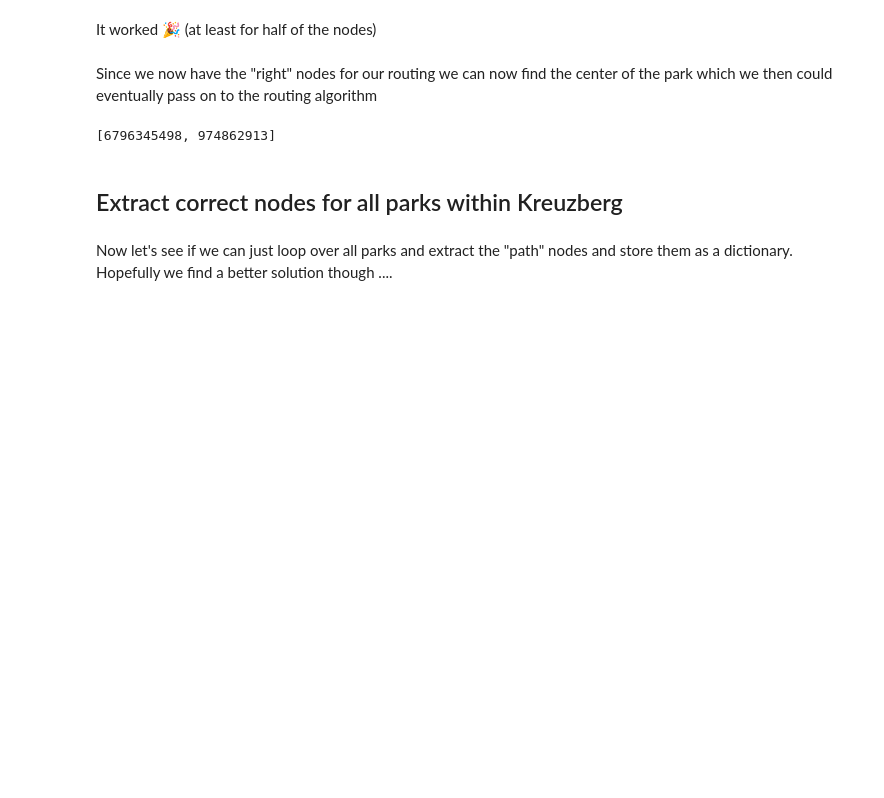
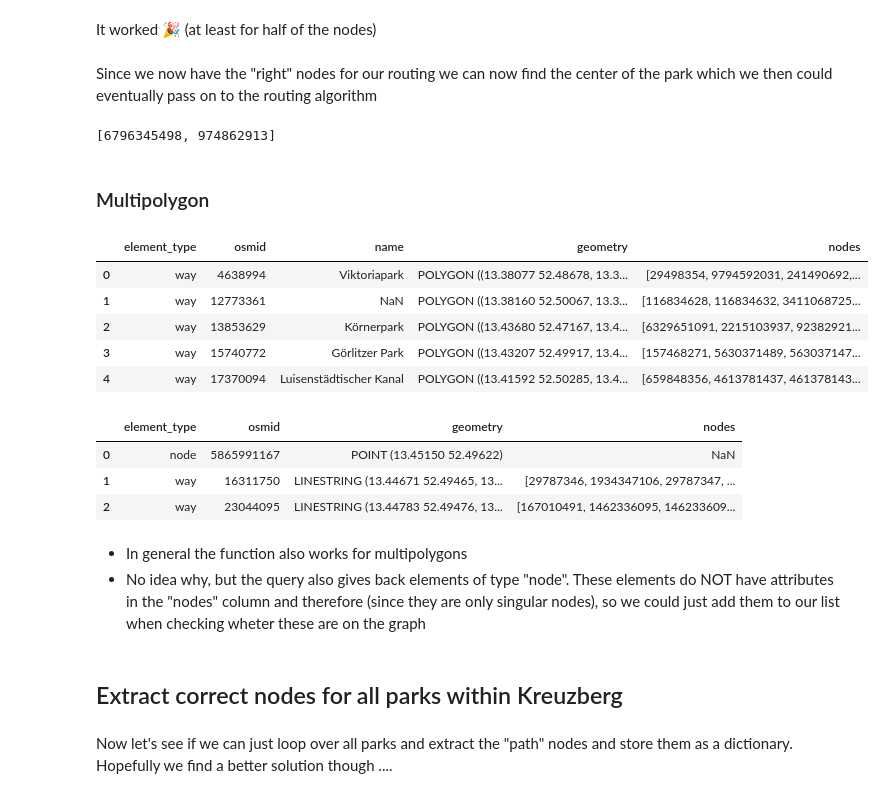
Before and after one commit to Heity94/WalkieLookie, a Jupyter notebook: notebooks/ParkData_Example.ipynb, the cells around one changed output. Saved outputs shown, nothing was run; the diff lists cells and outputs as text; code cells hidden in the pictures; blank space fills up the shorter version.

```diff
--- a/notebooks/ParkData_Example.ipynb
+++ b/notebooks/ParkData_Example.ipynb
@@ -222,3 +233,16 @@ Since we now have the "right" nodes for our routing we can now find the center o
 nx.center(graph_bln_kzb.subgraph(sample_park_nodes_clean))
 # %% [output]
 [6796345498, 974862913]
+# %% [markdown]
+### Multipolygon
+# %%
+# Only keep relevant columns and reset Multiindex
+bln_xberg_parks_cln = bln_xberg_parks.reset_index()[["element_type", "osmid", "name","geometry","nodes"]]
+bln_xberg_parks_cln.head()
+# %% [output]
+|  | element_type | osmid | name | geometry | nodes |
+| 0 | way | 4638994 | Viktoriapark | POLYGON ((13.38077 52.48678, 13.3... | [29498354, 9794592031, 241490692,... |
+| 1 | way | 12773361 | NaN | POLYGON ((13.38160 52.50067, 13.3... | [116834628, 116834632, 3411068725... |
+| 2 | way | 13853629 | Körnerpark | POLYGON ((13.43680 52.47167, 13.4... | [6329651091, 2215103937, 92382921... |
+| 3 | way | 15740772 | Görlitzer Park | POLYGON ((13.43207 52.49917, 13.4... | [157468271, 5630371489, 563037147... |
+| 4 | way | 17370094 | Luisenstädtischer Kanal | POLYGON ((13.41592 52.50285, 13.4... | [659848356, 4613781437, 461378143... |
@@ -225,3 +255,14 @@ nx.center(graph_bln_kzb.subgraph(sample_park_nodes_clean))
+# %%
+multipolygon_smpl_nodes = multipolygon_smpl_nodes.reset_index()[["element_type", "osmid","geometry","nodes"]]
+multipolygon_smpl_nodes.head(3)
+# %% [output]
+|  | element_type | osmid | geometry | nodes |
+| 0 | node | 5865991167 | POINT (13.45150 52.49622) | NaN |
+| 1 | way | 16311750 | LINESTRING (13.44671 52.49465, 13... | [29787346, 1934347106, 29787347, ... |
+| 2 | way | 23044095 | LINESTRING (13.44783 52.49476, 13... | [167010491, 1462336095, 146233609... |
+# %% [markdown]
+- In general the function also works for multipolygons
+- No idea why, but the query also gives back elements of type "node". These elements do NOT have attributes in the "nodes" column and therefore (since they are only singular nodes), so we could just add them to our list when checking wheter these are on the graph
 # %% [markdown]
 ## Extract correct nodes for all parks within Kreuzberg
 # %% [markdown]
```
Also changed, not shown: parts of 20 cells of this notebook.
